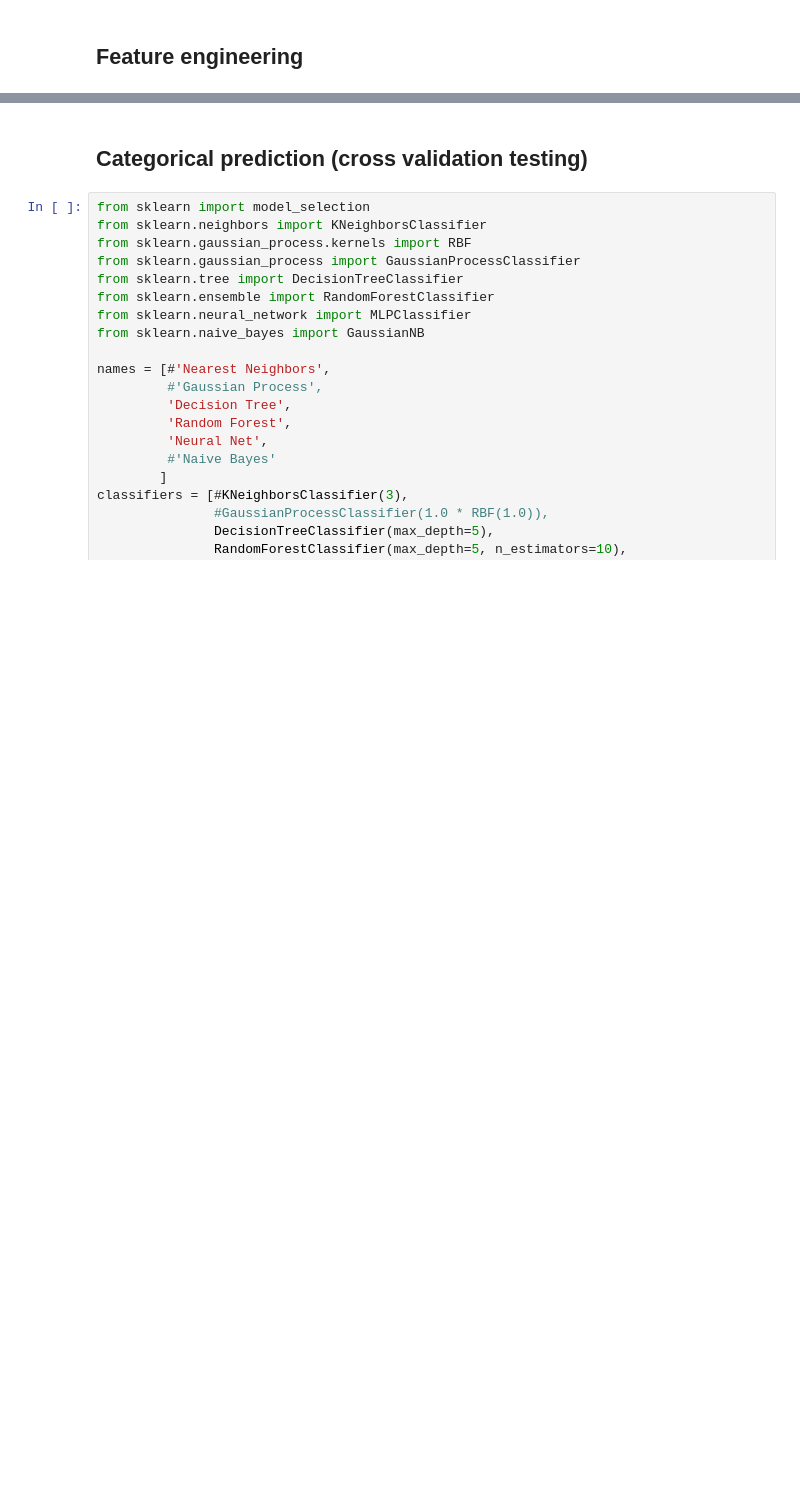
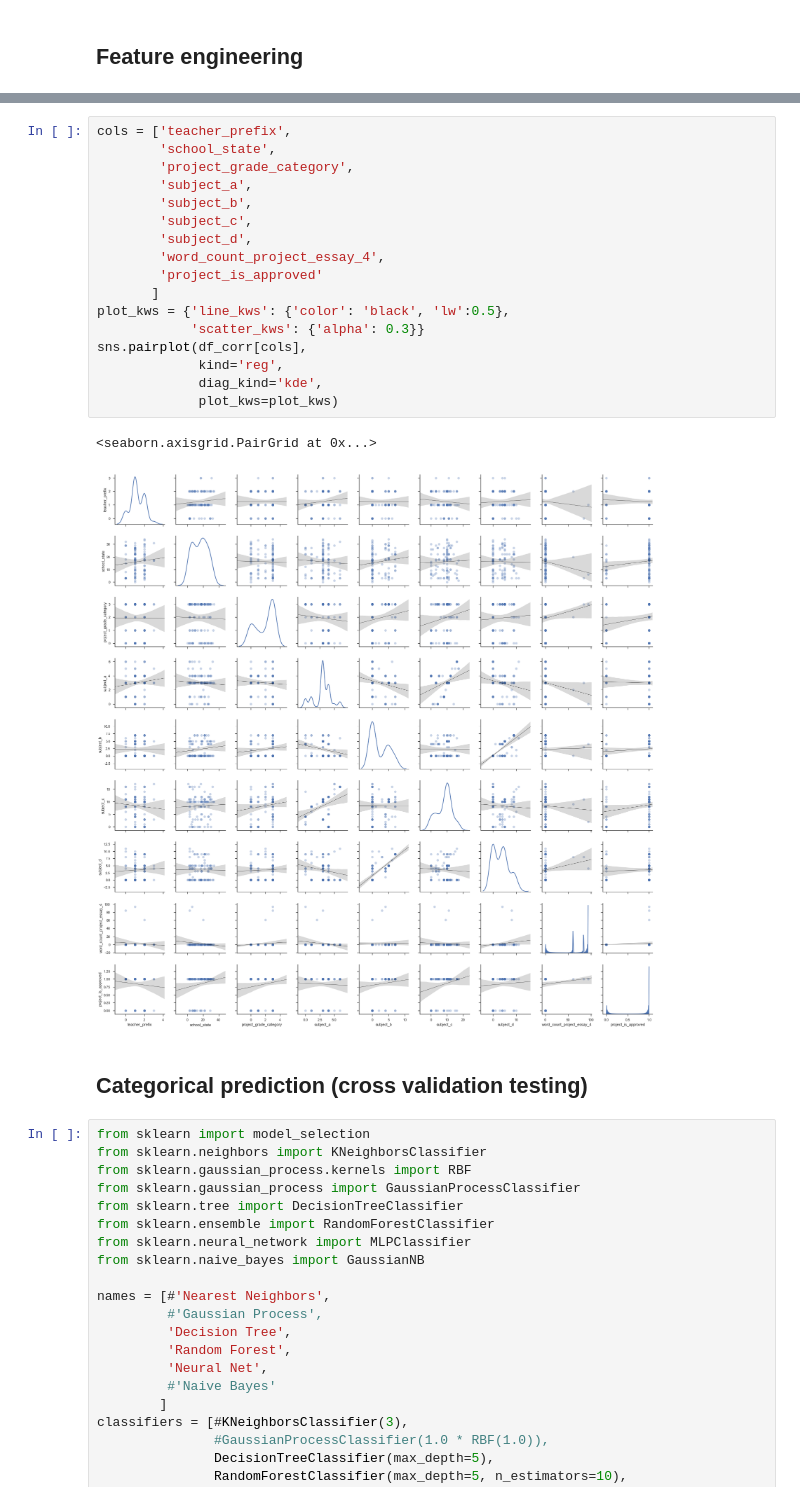
Before and after one commit to aaronpenne/machine_learning_nanodegree, a Jupyter notebook: donorschoose.ipynb, the cells around one changed output, grey strips where cells are left out. Drawn from its saved outputs; the diff is of its cells as text; blank space fills up the shorter version.

```diff
--- a/donorschoose.ipynb
+++ b/donorschoose.ipynb
@@ -306,3 +459,23 @@ processed.head(5)
+# %%
+cols = ['teacher_prefix',
+        'school_state',
+        'project_grade_category',
+        'subject_a',
+        'subject_b',
+        'subject_c',
+        'subject_d',
+        'word_count_project_essay_4',
+        'project_is_approved'
+       ]
+plot_kws = {'line_kws': {'color': 'black', 'lw':0.5},
+            'scatter_kws': {'alpha': 0.3}}
+sns.pairplot(df_corr[cols],
+             kind='reg',
+             diag_kind='kde',
+             plot_kws=plot_kws)
+# %% [output]
+<seaborn.axisgrid.PairGrid at 0x...>
+[figure, added]
 # %% [markdown]
 ## Categorical prediction (cross validation testing)
 # %%
```
Also changed, not shown: parts of 39 cells of this notebook.
